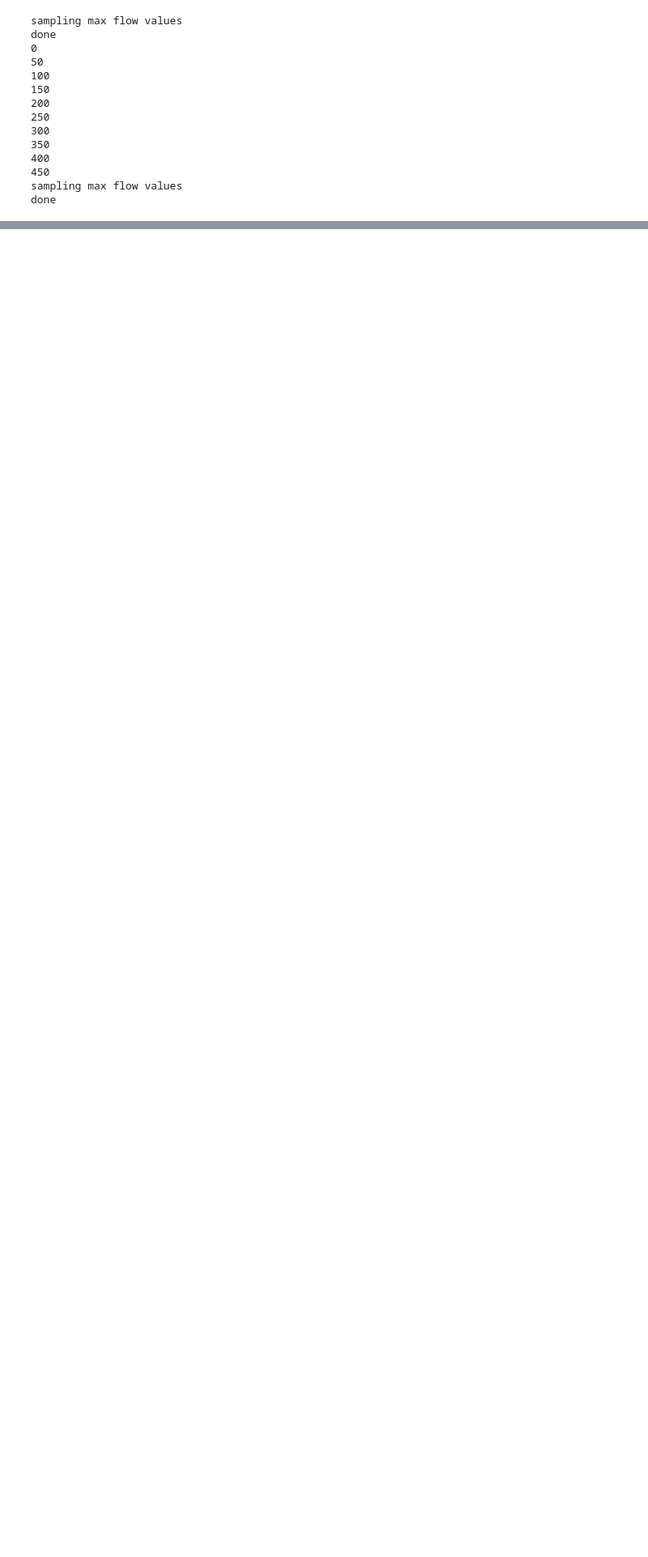
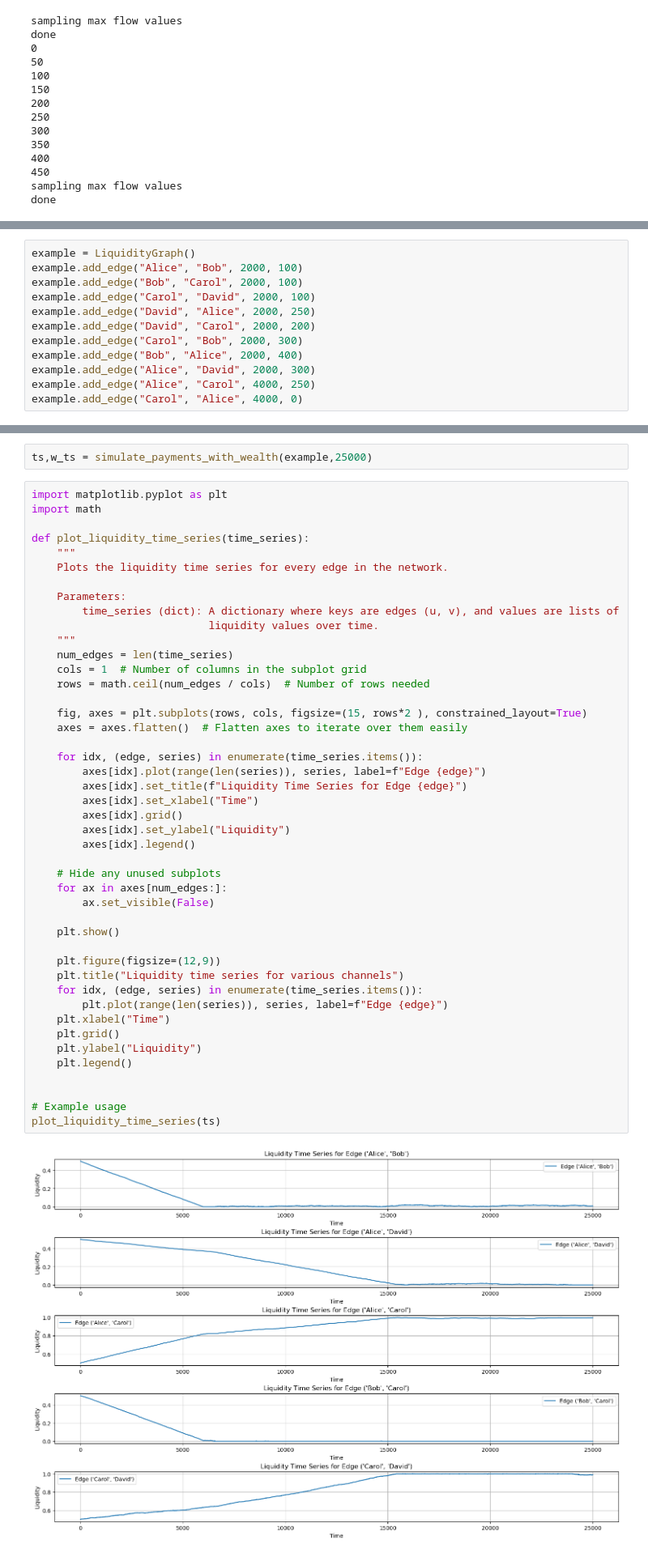
Before and after one commit to renepickhardt/Lightning-Network-Limitations, a Jupyter notebook: Limits of two party channels/Selfish Sending yields Almost solution to Global Fee Potential Optimization.ipynb, the cells around one changed output, grey strips where cells are left out. Shown at 81% size. Saved outputs shown, nothing was run; the diff lists cells and outputs as text; blank space fills up the shorter version.

```diff
--- a/Limits of two party channels/Selfish Sending yields Almost solution to Global Fee Potential Optimization.ipynb
+++ b/Limits of two party channels/Selfish Sending yields Almost solution to Global Fee Potential Optimization.ipynb
@@ -617,0 +665,12 @@ plt.show()
+# %%
+example = LiquidityGraph()
+example.add_edge("Alice", "Bob", 2000, 100)
+example.add_edge("Bob", "Carol", 2000, 100)
+example.add_edge("Carol", "David", 2000, 100)
+example.add_edge("David", "Alice", 2000, 250)
+example.add_edge("David", "Carol", 2000, 200)
+example.add_edge("Carol", "Bob", 2000, 300)
+example.add_edge("Bob", "Alice", 2000, 400)
+example.add_edge("Alice", "David", 2000, 300)
+example.add_edge("Alice", "Carol", 4000, 250)
+example.add_edge("Carol", "Alice", 4000, 0)
@@ -617,0 +913,49 @@ plt.show()
+# %%
+ts,w_ts = simulate_payments_with_wealth(example,25000)
+# %%
+import matplotlib.pyplot as plt
+import math
+
+def plot_liquidity_time_series(time_series):
+    """
+    Plots the liquidity time series for every edge in the network.
+
+    Parameters:
+        time_series (dict): A dictionary where keys are edges (u, v), and values are lists of
+                            liquidity values over time.
+    """
+    num_edges = len(time_series)
+    cols = 1  # Number of columns in the subplot grid
+    rows = math.ceil(num_edges / cols)  # Number of rows needed
+
+    fig, axes = plt.subplots(rows, cols, figsize=(15, rows*2 ), constrained_layout=True)
+    axes = axes.flatten()  # Flatten axes to iterate over them easily
+
+    for idx, (edge, series) in enumerate(time_series.items()):
+        axes[idx].plot(range(len(series)), series, label=f"Edge {edge}")
+        axes[idx].set_title(f"Liquidity Time Series for Edge {edge}")
+        axes[idx].set_xlabel("Time")
+        axes[idx].grid()
+        axes[idx].set_ylabel("Liquidity")
+        axes[idx].legend()
+
+    # Hide any unused subplots
+    for ax in axes[num_edges:]:
+        ax.set_visible(False)
+
+    plt.show()
+
+    plt.figure(figsize=(12,9))
+    plt.title("Liquidity time series for various channels")
+    for idx, (edge, series) in enumerate(time_series.items()):
+        plt.plot(range(len(series)), series, label=f"Edge {edge}")
+    plt.xlabel("Time")
+    plt.grid()
+    plt.ylabel("Liquidity")
+    plt.legend()
+
+
+# Example usage
+plot_liquidity_time_series(ts)
+# %% [output]
+[figure, added]
```
Also changed, not shown: parts of 28 cells of this notebook.
